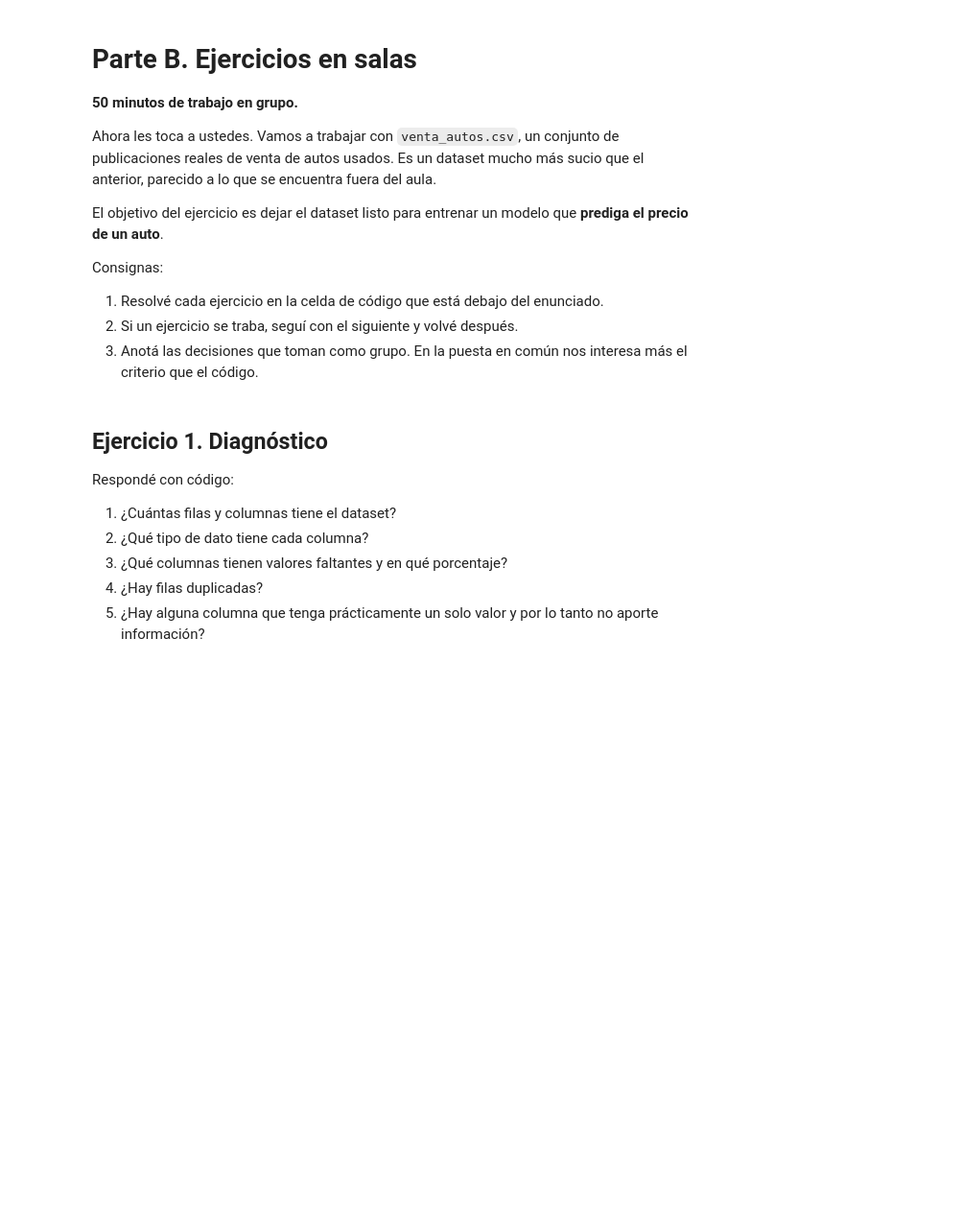
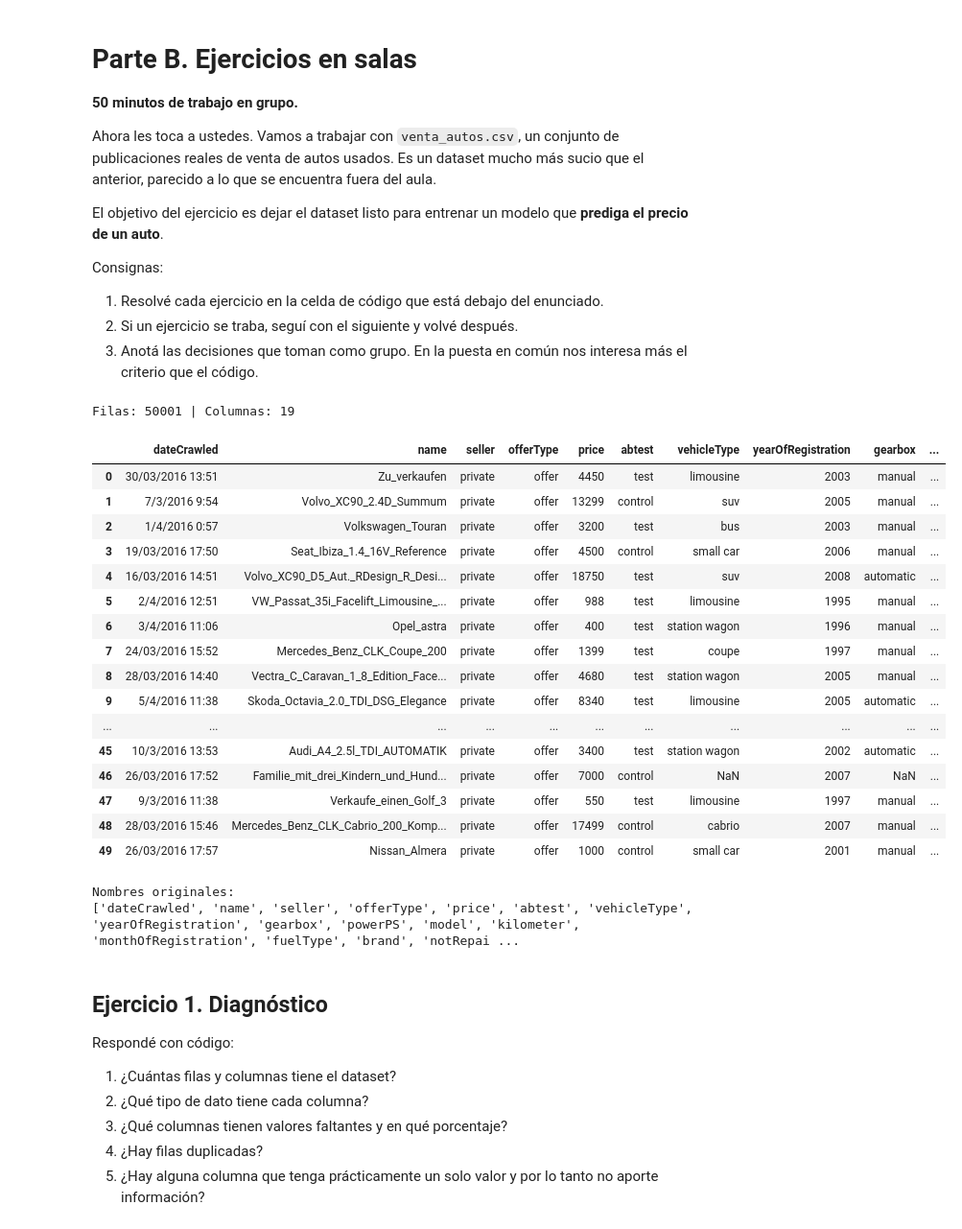
Before and after one commit to EmiiFernandez/actividades_data_sciente_ypf, a Jupyter notebook: notebook/C09_Notebook-13.ipynb, the cells around one changed output. Shown at 96% size. Cells and saved outputs as stored; diff of their text form; code cells hidden in the pictures; blank space fills up the shorter version.

```diff
--- a/notebook/C09_Notebook-13.ipynb
+++ b/notebook/C09_Notebook-13.ipynb
@@ -700,9 +706,38 @@ Consignas:
 2. Si un ejercicio se traba, seguí con el siguiente y volvé después.
 3. Anotá las decisiones que toman como grupo. En la puesta en común nos interesa más el criterio que el código.
 # %%
-autos = pd.read_csv("venta_autos.csv")
+url_autos = "https://raw.githubusercontent.com/EmiiFernandez/actividades_data_sciente_ypf/main/dataset/venta_autos.csv"
+
+df_autos = pd.read_csv(url_autos)
+autos = df_autos.copy()
+
 print("Filas:", autos.shape[0], "| Columnas:", autos.shape[1])
-autos.head()
+autos.head(50)
+# %% [output]
+Filas: 50001 | Columnas: 19
+|  | dateCrawled | name | seller | offerType | price | abtest | vehicleType | yearOfRegistration | gearbox | ... |
+| 0 | 30/03/2016 13:51 | Zu_verkaufen | private | offer | 4450 | test | limousine | 2003 | manual | ... |
+| 1 | 7/3/2016 9:54 | Volvo_XC90_2.4D_Summum | private | offer | 13299 | control | suv | 2005 | manual | ... |
+| 2 | 1/4/2016 0:57 | Volkswagen_Touran | private | offer | 3200 | test | bus | 2003 | manual | ... |
+| 3 | 19/03/2016 17:50 | Seat_Ibiza_1.4_16V_Reference | private | offer | 4500 | control | small car | 2006 | manual | ... |
+| 4 | 16/03/2016 14:51 | Volvo_XC90_D5_Aut._RDesign_R_Desi... | private | offer | 18750 | test | suv | 2008 | automatic | ... |
+| 5 | 2/4/2016 12:51 | VW_Passat_35i_Facelift_Limousine_... | private | offer | 988 | test | limousine | 1995 | manual | ... |
+| 6 | 3/4/2016 11:06 | Opel_astra | private | offer | 400 | test | station wagon | 1996 | manual | ... |
+| 7 | 24/03/2016 15:52 | Mercedes_Benz_CLK_Coupe_200 | private | offer | 1399 | test | coupe | 1997 | manual | ... |
+| 8 | 28/03/2016 14:40 | Vectra_C_Caravan_1_8_Edition_Face... | private | offer | 4680 | test | station wagon | 2005 | manual | ... |
+| 9 | 5/4/2016 11:38 | Skoda_Octavia_2.0_TDI_DSG_Elegance | private | offer | 8340 | test | limousine | 2005 | automatic | ... |
+| ... | ... | ... | ... | ... | ... | ... | ... | ... | ... | ... |
+| 45 | 10/3/2016 13:53 | Audi_A4_2.5l_TDI_AUTOMATIK | private | offer | 3400 | test | station wagon | 2002 | automatic | ... |
+| 46 | 26/03/2016 17:52 | Familie_mit_drei_Kindern_und_Hund... | private | offer | 7000 | control | NaN | 2007 | NaN | ... |
+| 47 | 9/3/2016 11:38 | Verkaufe_einen_Golf_3 | private | offer | 550 | test | limousine | 1997 | manual | ... |
+| 48 | 28/03/2016 15:46 | Mercedes_Benz_CLK_Cabrio_200_Komp... | private | offer | 17499 | control | cabrio | 2007 | manual | ... |
+| 49 | 26/03/2016 17:57 | Nissan_Almera | private | offer | 1000 | control | small car | 2001 | manual | ... |
+# %%
+print('Nombres originales: ')
+print(autos.columns.tolist())
+# %% [output]
+Nombres originales:
+['dateCrawled', 'name', 'seller', 'offerType', 'price', 'abtest', 'vehicleType', 'yearOfRegistration', 'gearbox', 'powerPS', 'model', 'kilometer', 'monthOfRegistration', 'fuelType', 'brand', 'notRepai ...
 # %% [markdown]
 ## Ejercicio 1. Diagnóstico
 
```
Also changed, not shown: parts of 23 cells of this notebook.
